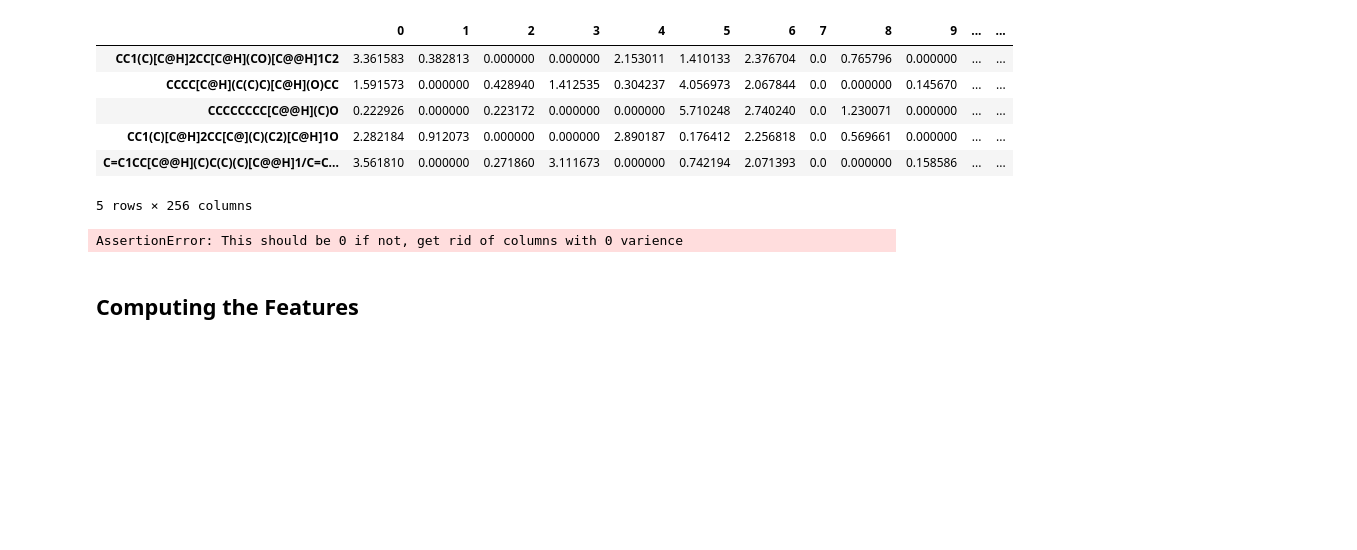
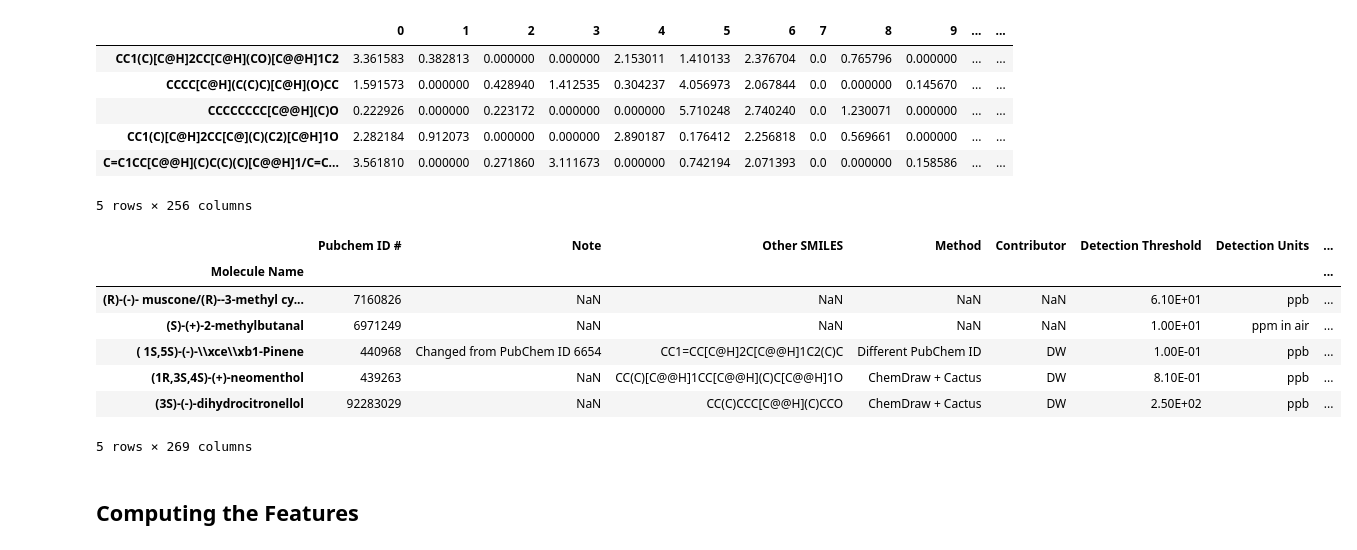
Before and after one commit to hcshadmany/enantiomerlist, a Jupyter notebook: PredictingOdorDivergenceModel.ipynb, the cells around one changed output. Cells and saved outputs as stored; diff of their text form; code cells hidden in the pictures; blank space fills up the shorter version.

```diff
--- a/PredictingOdorDivergenceModel.ipynb
+++ b/PredictingOdorDivergenceModel.ipynb
@@ -136,8 +135,17 @@ g_model_embeddings = half_coleman_data_copy.join(gme_df, how="inner")
 g_model_embeddings = g_model_embeddings.set_index("Molecule Name")
+# %%
+g_model_embeddings.head()
+# %% [output]
+|  | Pubchem ID # | Note | Other SMILES | Method | Contributor | Detection Threshold | Detection Units | ... |
+| Molecule Name |  |  |  |  |  |  |  | ... |
+| (R)-(-)- muscone/(R)--3-methyl cy... | 7160826 | NaN | NaN | NaN | NaN | 6.10E+01 | ppb | ... |
+| (S)-(+)-2-methylbutanal | 6971249 | NaN | NaN | NaN | NaN | 1.00E+01 | ppm in air | ... |
+| ( 1S,5S)-(-)-\\xce\\xb1-Pinene | 440968 | Changed from PubChem ID 6654 | CC1=CC[C@H]2C[C@@H]1C2(C)C | Different PubChem ID | DW | 1.00E-01 | ppb | ... |
+| (1R,3S,4S)-(+)-neomenthol | 439263 | NaN | CC(C)[C@@H]1CC[C@@H](C)C[C@@H]1O | ChemDraw + Cactus | DW | 8.10E-01 | ppb | ... |
+| (3S)-(-)-dihydrocitronellol | 92283029 | NaN | CC(C)CCC[C@@H](C)CCO | ChemDraw + Cactus | DW | 2.50E+02 | ppb | ... |
+5 rows × 269 columns
 # %%
-assert ((g_model_embeddings.iloc[:,11:].var() <= 0).sum() == 0), "This should be 0 if not, get rid of columns with 0 varience"
+#assert ((g_model_embeddings.iloc[:,11:].var() <= 0).sum() == 0), "This should be 0 if not, get rid of columns with 0 varience"
-# %% [output]
-AssertionError: This should be 0 if not, get rid of columns with 0 varience
 # %% [markdown]
 ## Computing the Features
 # %%
```
Also changed, not shown: parts of 62 cells of this notebook, 3 other files.
